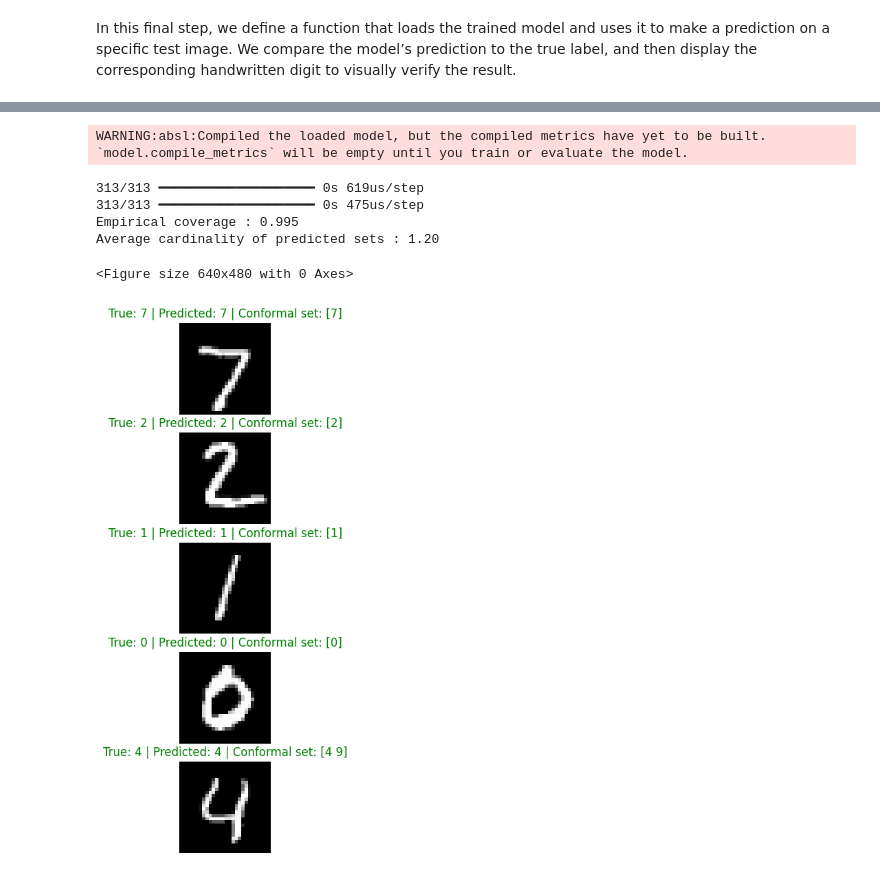
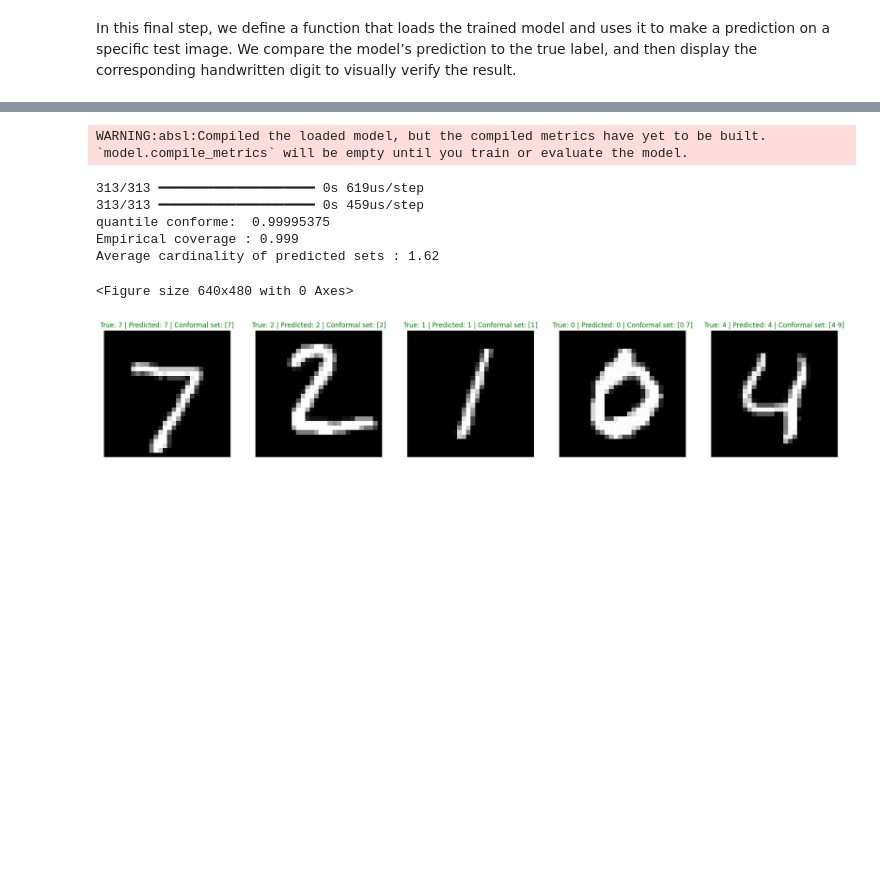
Before and after one commit to HAZAR00/PredictionConforme, a Jupyter notebook: mnist.ipynb, the cells around one changed output, grey strips where cells are left out. Cells and saved outputs as stored; diff of their text form; code cells hidden in the pictures; blank space fills up the shorter version.

```diff
--- a/mnist.ipynb
+++ b/mnist.ipynb
@@ -166,10 +168,11 @@ test_probs = model.predict(test_images)
 cal_scores = 1 - np.array([cal_probs[i, calibration_labels[i]] for i in range(len(calibration_labels))])
 
 # Seuil conforme (quantile conservateur)
-alpha = 0.005
+alpha = 0.001
 n = len(cal_scores)
 k = int(np.ceil((n + 1) * (1 - alpha)))
 q_hat = np.sort(cal_scores)[k - 1] if k <= n else np.max(cal_scores)
+print("quantile conforme: ",q_hat)
 
 
 # Créer les ensembles de prédiction
@@ -184,30 +187,30 @@ print(f"Average cardinality of predicted sets : {avg_size:.2f}")
 # %% [output]
 WARNING:absl:Compiled the loaded model, but the compiled metrics have yet to be built. `model.compile_metrics` will be empty until you train or evaluate the model.
 313/313 ━━━━━━━━━━━━━━━━━━━━ 0s 619us/step
-313/313 ━━━━━━━━━━━━━━━━━━━━ 0s 475us/step
-Empirical coverage : 0.995
-Average cardinality of predicted sets : 1.20
+313/313 ━━━━━━━━━━━━━━━━━━━━ 0s 459us/step
+quantile conforme:  0.99995375
+Empirical coverage : 0.999
+Average cardinality of predicted sets : 1.62
 # %%
-def show_conformal_predictions(images, y_true, y_pred, pred_sets, n=10):
-    plt.figure(figsize=(12, 2 * n))
+def show_conformal_predictions(images, y_true, y_pred, pred_sets, n):
+    plt.figure(figsize=(24, 2 * n))
     for i in range(n):
-        plt.subplot(n, 1, i + 1)
+        plt.subplot(1, n, i + 1)
         plt.imshow(images[i].reshape(28,28), cmap="gray")
         plt.axis("off")
         true = y_true[i]
         pred = y_pred[i]
         pred_set = pred_sets[i]
         color = "green" if true in pred_set else "red"
         plt.title(f"True: {true} | Predicted: {pred} | Conformal set: {pred_set}", color=color)
 
 plt.tight_layout()
 plt.show()
 
 # 7. Show predictions for the first 5 test examples
 
 predicted_labels=np.argmax(test_probs,axis=1)
-
 show_conformal_predictions(test_images, test_labels, predicted_labels, prediction_sets, n=5)
 # %% [output]
 <Figure size 640x480 with 0 Axes>
-[figure, old version]
+[figure, new version]
```
Also changed, not shown: parts of 4 cells of this notebook, 10 other files.
